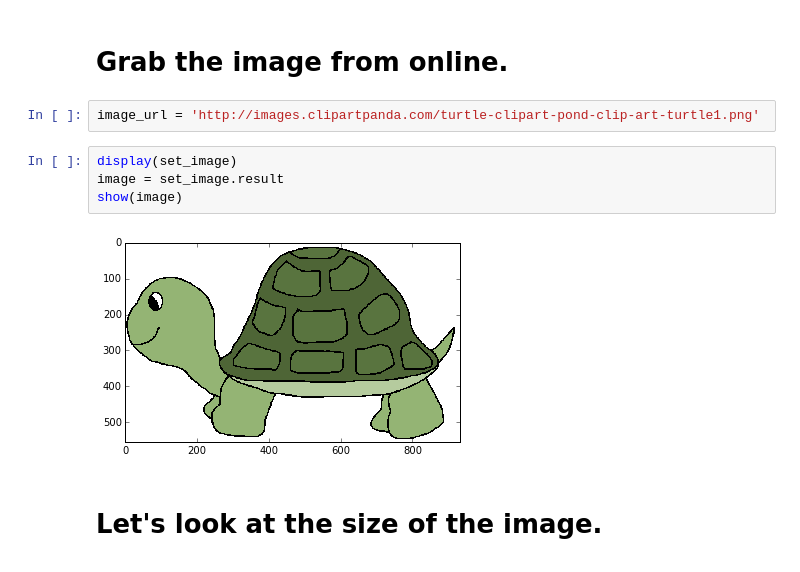
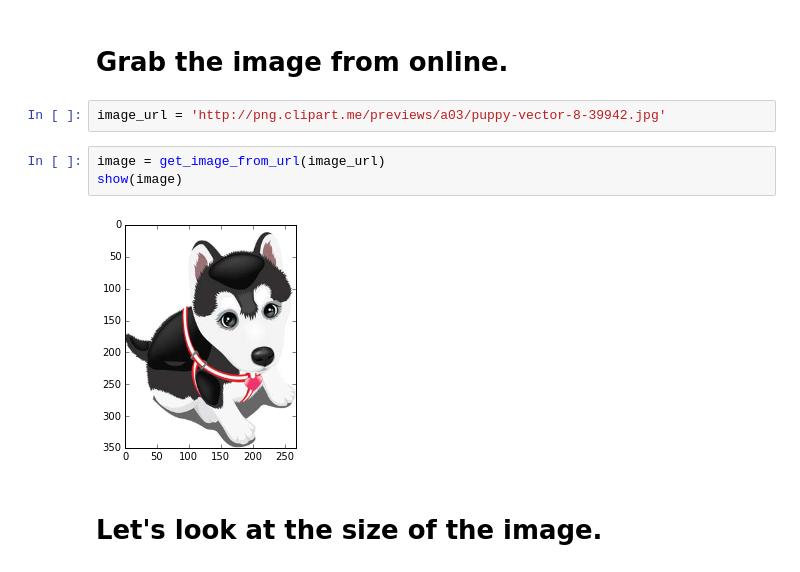
Before and after one commit to codeparkhouston/ascii-art, a Jupyter notebook: ASCII ART.ipynb, the cells around one changed output. Drawn from its saved outputs; the diff is of its cells as text.

```diff
--- a/ASCII ART.ipynb
+++ b/ASCII ART.ipynb
@@ -28,13 +25,12 @@ Code loaded!
 # %% [markdown]
 # Grab the image from online.
-# %%
-image_url = 'http://images.clipartpanda.com/turtle-clipart-pond-clip-art-turtle1.png'
-# %%
-display(set_image)
-image = set_image.result
-show(image)
-# %% [output]
-[figure, removed]
+# %%
+image_url = 'http://png.clipart.me/previews/a03/puppy-vector-8-39942.jpg'
+# %%
+image = get_image_from_url(image_url)
+show(image)
+# %% [output]
+[figure, added]
 # %% [markdown]
 # Let's look at the size of the image.
 # %%
```
Also changed, not shown: parts of 14 cells of this notebook, 1 other file.
